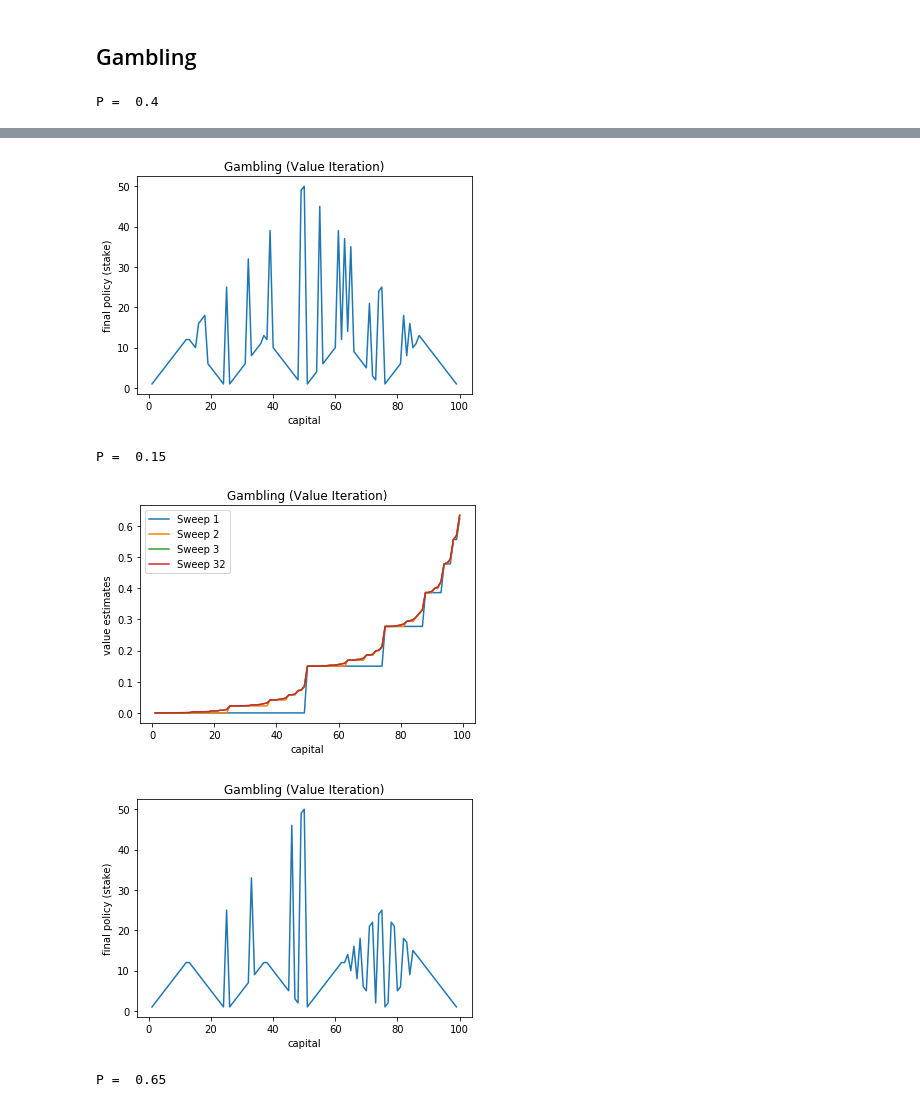
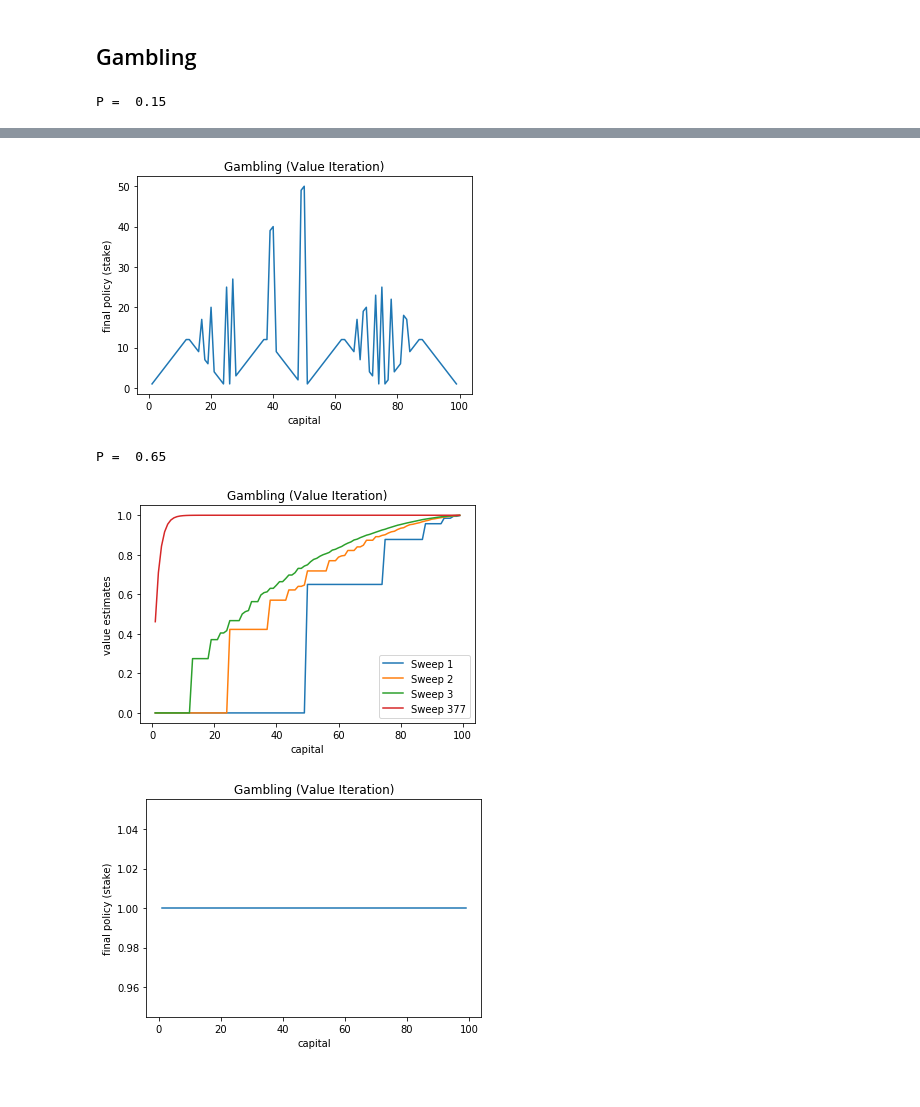
Before and after one commit to devloper13/Topics-in-Machine-Learning, a Jupyter notebook: main.ipynb, the cells around one changed output, grey strips where cells are left out. Drawn from its saved outputs; the diff is of its cells as text; code cells hidden in the pictures.

Commit message:
Plots for gamble done.

```diff
--- a/main.ipynb
+++ b/main.ipynb
@@ -534,13 +534,14 @@ class ValueIterationGamble:
         self.V = np.zeros((101))
         self.policy = np.zeros((101))
         self.V_cache = {}
-        self.iterations = 32
+        self.iterations = 500
 
     def update(self):
-        delta = 0
-        eps = 1e-2
+
+        eps = 1e-12
         itr = 1
-        while itr <= self.iterations:
+        while itr: #<= self.iterations:
+            delta = 0
             for state in range(0,len(self.V)):
                 #print(state)
                 v = self.V[state]
@@ -555,14 +556,16 @@ class ValueIterationGamble:
                     if action == limit:
                         break
                 self.V[state] = np.max(self.Q[state])
-                #delta = max(delta,abs(v-self.V[state]))
+                delta = max(delta,abs(v-self.V[state]))
                 #print(delta)
-                #if delta < eps:
-                #    break
+
             self.V_cache[itr] = self.V.copy()
+            #print(delta)
+            if delta < eps:
+                break
             itr += 1
 
-        self.plot()
+        self.plot(itr)
         #print(self.V)
         #self.env.vi_test(self.Q)
 
@@ -575,7 +578,7 @@ class ValueIterationGamble:
                 reward = 1
             else:
                 reward = 0
-            return_tot += self.env.P[i] * (reward +  self.V[state_prime[i]])
+            return_tot += self.env.P[i] * (reward + self.V[state_prime[i]])
 
         return return_tot
 
@@ -583,13 +586,13 @@ class ValueIterationGamble:
         for row in range(1,len(self.Q)-1): #1-99 states
             self.policy[row] = np.argmax(self.Q[row])
 
-    def plot(self):
+    def plot(self,itr):
         capital = [i for i in range(1,100)]
         #for i in self.V_cache:
         plt.plot(capital,self.V_cache[1][1:-1],label='Sweep '+str(1))
         plt.plot(capital,self.V_cache[2][1:-1],label='Sweep '+str(2))
         plt.plot(capital,self.V_cache[3][1:-1],label='Sweep '+str(3))
-        plt.plot(capital,self.V_cache[32][1:-1],label='Sweep '+str(32))
+        plt.plot(capital,self.V_cache[itr][1:-1],label='Sweep '+str(itr))
         #plt.axis([1,99,0,1])
         plt.xlabel("capital")
         plt.ylabel("value estimates")
@@ -600,7 +603,7 @@ class ValueIterationGamble:
     def get_action(self):
         pass
 # %%
-tests = [0.4,0.15,0.65]
+tests = [0.15,0.65]
 for p in tests:
     env_gamble =  Gamble(p)
     agent_gamble = ValueIterationGamble(env_gamble)
@@ -627,4 +630,4 @@ for p in tests:
     plt.title("Gambling (Value Iteration)")
     plt.show()
 # %% [output]
-P =  0.4
+P =  0.15
@@ -632,5 +635,4 @@ P =  0.4
-[figure, old version]
+[figure, new version]
-P =  0.15
+P =  0.65
-[figure, old version]
+[figure, new version]
-[figure, old version]
+[figure, new version]
-P =  0.65
```
Also changed, not shown: parts of 1 cell of this notebook.
